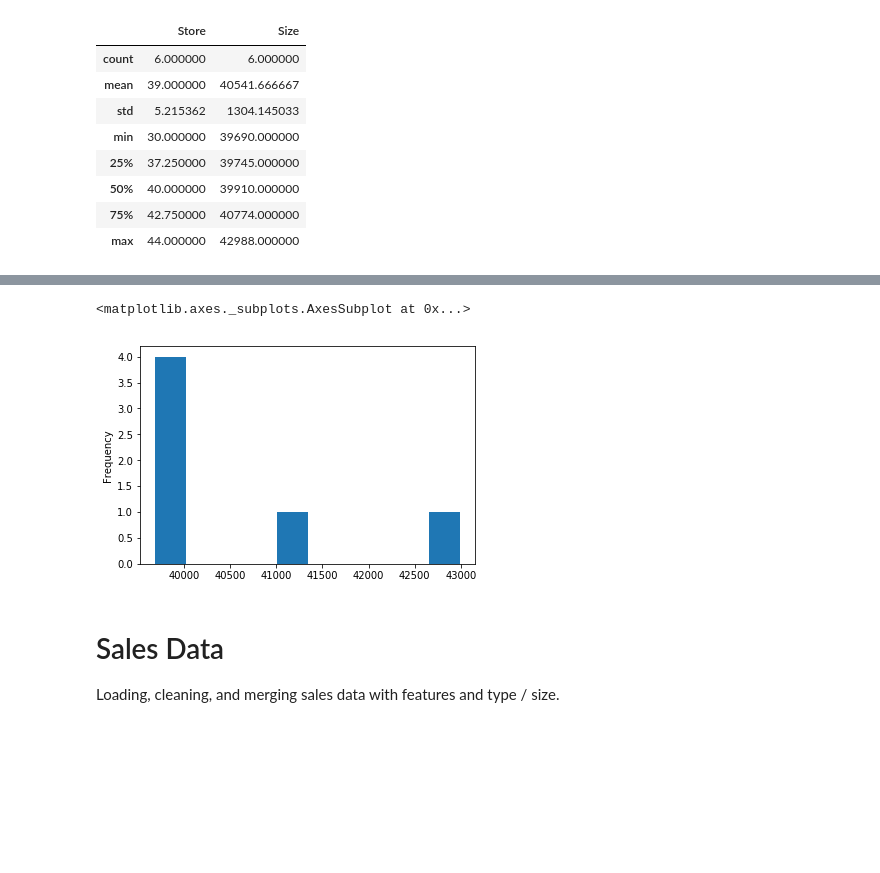
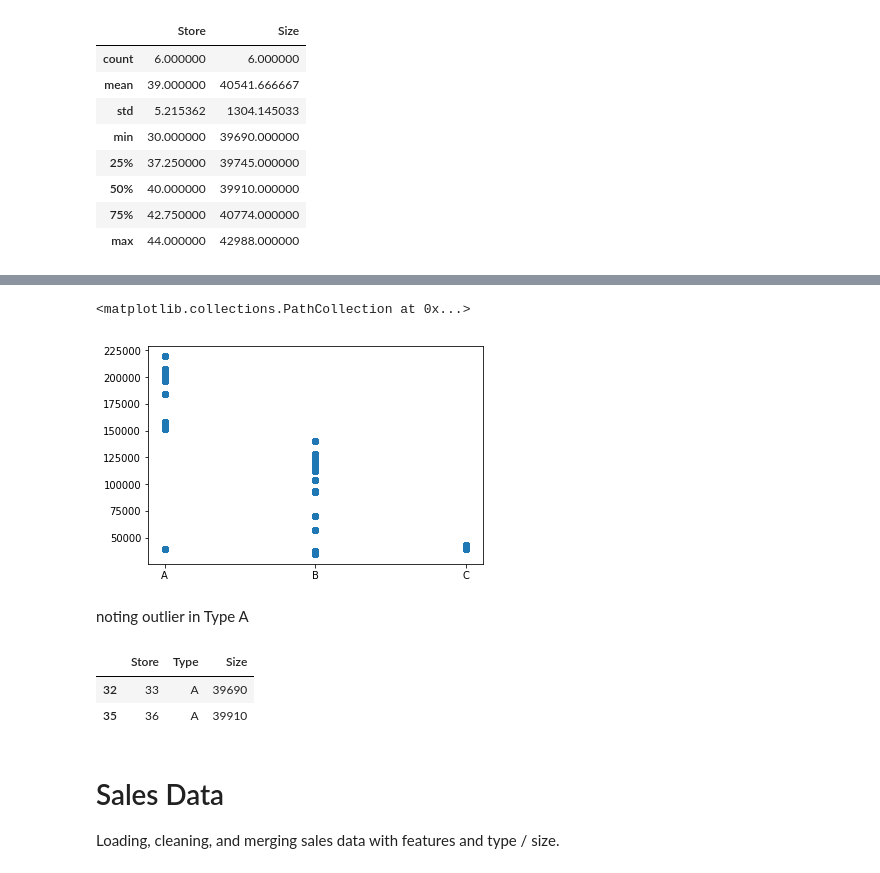
Before and after one commit to ayoitsdanyo/springboard, a Jupyter notebook: dataWrangling_eda.ipynb, the cells around one changed output, grey strips where cells are left out. Cells and saved outputs as stored; diff of their text form; code cells hidden in the pictures; blank space fills up the shorter version.

```diff
--- a/dataWrangling_eda.ipynb
+++ b/dataWrangling_eda.ipynb
@@ -78,8 +68,16 @@ type_b.Size.plot(kind='hist')
-# %%
-type_c.Size.plot(kind='hist')
-# %% [output]
-<matplotlib.axes._subplots.AxesSubplot at 0x...>
-[figure, removed]
+# %%
+plt.scatter(df['Type'], df['Size'])
+# %% [output]
+<matplotlib.collections.PathCollection at 0x...>
+[figure, added]
+# %% [markdown]
+noting outlier in Type A
+# %%
+store[store.Size < 50000][store.Type == 'A']
+# %% [output]
+|  | Store | Type | Size |
+| 32 | 33 | A | 39690 |
+| 35 | 36 | A | 39910 |
 # %% [markdown]
 # Sales Data
 Loading, cleaning, and merging sales data with features and type / size.
```
Also changed, not shown: parts of 30 cells of this notebook, 1 other file.
